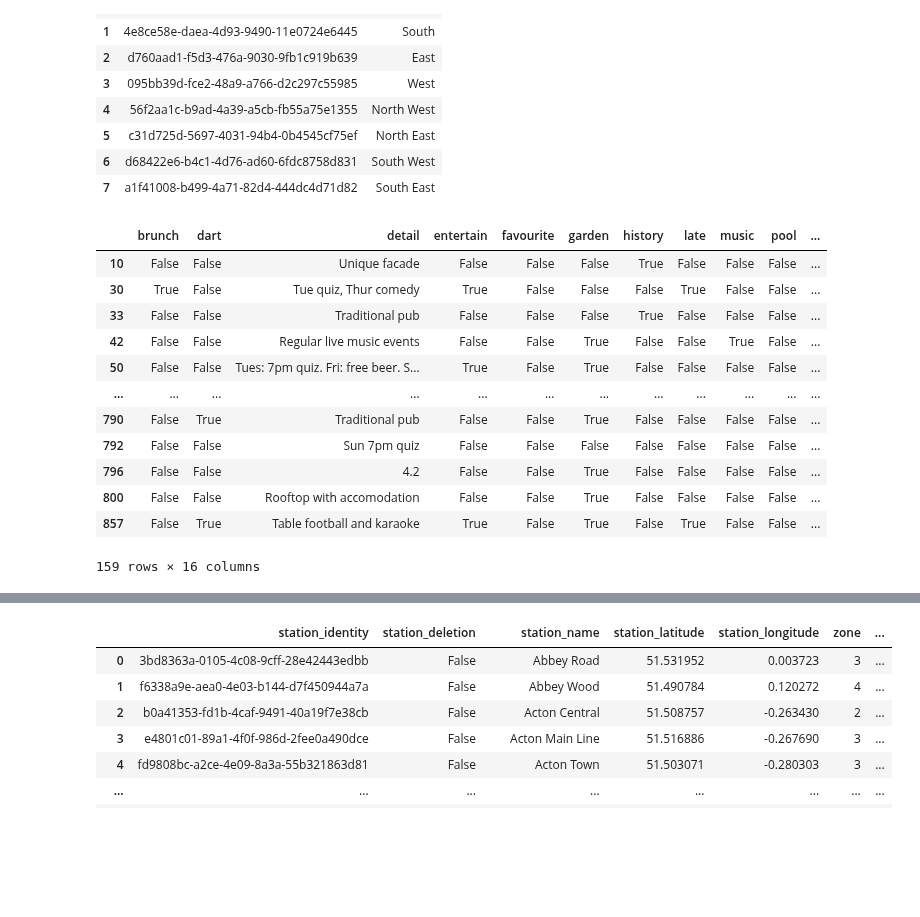
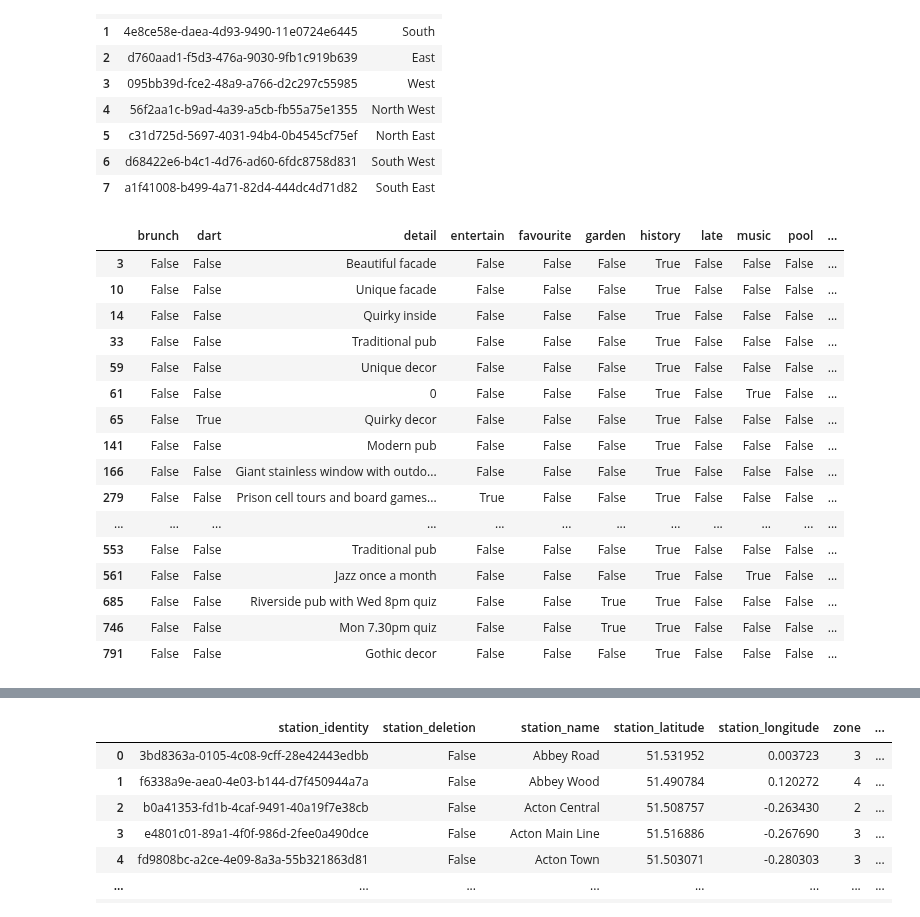
Before and after one commit to cartsmate/thepubcrawls, a Jupyter notebook: stations_edit.ipynb, the cells around one changed output, grey strips where cells are left out. Cells and saved outputs as stored; diff of their text form; code cells hidden in the pictures; blank space fills up the shorter version.

```diff
--- a/stations_edit.ipynb
+++ b/stations_edit.ipynb
@@ -137,7 +137,7 @@ df2
 import os
 import uuid
 import pandas as pd
-cwd = os.getcwd()
+# cwd = os.getcwd()
 # df = pd.read_csv(cwd + '/files/pubs.csv')
 # df2 = df.loc[df['rank'] == '1.0']
 # df2.shape[0]
@@ -151,46 +151,50 @@ cwd = os.getcwd()
 # df.loc[df['postcode'].str[:2].isin(['WC','EC']), 'direction'] = "Central"
 # df2 = df.loc[df['postcode'].str[:1] == 'N']
 # # df3 = df2.loc[~df2['postcode'].str[:2].isin(['W1','W2','W3','W4','W5','W6','W7','W8','W9','WC'])]
 # # df3 = df2.loc[~df2['postcode'].str[:2].isin(['E1','E2','E3','E4','E5','E6','E7','E8','E9','EC'])]
 # df3 = df2.loc[~df2['postcode'].str[:2].isin(['N1','N2','N3','N4','N5','N6','N7','N8','N9'])]
 # df3
 
 # df_new = pd.DataFrame({'direction_identity':uuid.uuid4(), 'direction_name':'Central', 'direction_deletion': False }, index=[0])
 # df2 = pd.concat([df_new, df], ignore_index=True)
 # df2
 
 import os
 import uuid
 import pandas as pd
 cwd = os.getcwd()
 df = pd.read_csv(cwd + '/files/reviews.csv')
-df2 = df.loc[df['sport'] == True]
+df2 = df.loc[df['history'] == True]
 df2
 # df = df.fillna('')
 # df = df.drop('sport', axis=1)
 # df2 = df[(df['detail'] != '') & (df['detail'] != 'TBC') & (df['detail'] != 'Outdoor seating')]
 # df2 = df[df['detail'].str.contains("music")]
 # df2 = df[df['entertain'] != '']
 # df2.head(1)
 # df.to_csv(cwd + '/files/diary.csv', index=False, sep=',', encoding='utf-8')
 
 # df.loc[df['saturday'] == 'undefined', 'saturday'] = ''
 # df
 # df.to_csv(cwd + '/files/diary.csv', index=False, sep=',', encoding='utf-8')
 # %% [output]
 |  | brunch | dart | detail | entertain | favourite | garden | history | late | music | pool | ... |
+| 3 | False | False | Beautiful facade | False | False | False | True | False | False | False | ... |
 | 10 | False | False | Unique facade | False | False | False | True | False | False | False | ... |
-| 30 | True | False | Tue quiz, Thur comedy | True | False | False | False | True | False | False | ... |
+| 14 | False | False | Quirky inside | False | False | False | True | False | False | False | ... |
 | 33 | False | False | Traditional pub | False | False | False | True | False | False | False | ... |
-| 42 | False | False | Regular live music events | False | False | True | False | False | True | False | ... |
-| 50 | False | False | Tues: 7pm quiz. Fri: free beer. S... | True | False | True | False | False | False | False | ... |
+| 59 | False | False | Unique decor | False | False | False | True | False | False | False | ... |
+| 61 | False | False | 0 | False | False | False | True | False | True | False | ... |
+| 65 | False | True | Quirky decor | False | False | False | True | False | False | False | ... |
+| 141 | False | False | Modern pub | False | False | False | True | False | False | False | ... |
+| 166 | False | False | Giant stainless window with outdo... | False | False | False | True | False | False | False | ... |
+| 279 | False | False | Prison cell tours and board games... | True | False | False | True | False | False | False | ... |
 | ... | ... | ... | ... | ... | ... | ... | ... | ... | ... | ... | ... |
-| 790 | False | True | Traditional pub | False | False | True | False | False | False | False | ... |
-| 792 | False | False | Sun 7pm quiz | False | False | False | False | False | False | False | ... |
-| 796 | False | False | 4.2 | False | False | True | False | False | False | False | ... |
-| 800 | False | False | Rooftop with accomodation | False | False | True | False | False | False | False | ... |
-| 857 | False | True | Table football and karaoke | True | False | True | False | True | False | False | ... |
+| 553 | False | False | Traditional pub | False | False | False | True | False | False | False | ... |
+| 561 | False | False | Jazz once a month | False | False | False | True | False | True | False | ... |
+| 685 | False | False | Riverside pub with Wed 8pm quiz | False | False | True | True | False | False | False | ... |
+| 746 | False | False | Mon 7.30pm quiz | False | False | True | True | False | False | False | ... |
+| 791 | False | False | Gothic decor | False | False | False | True | False | False | False | ... |
-159 rows × 16 columns
 # %%
 id = 'f203b61c-9fbe-4ec0-ad8f-aed1da80d216'
 # df.loc[df['pub_identity'] == id, 'monday'] = 'Closed'
```
Also changed, not shown: 43 other files.
